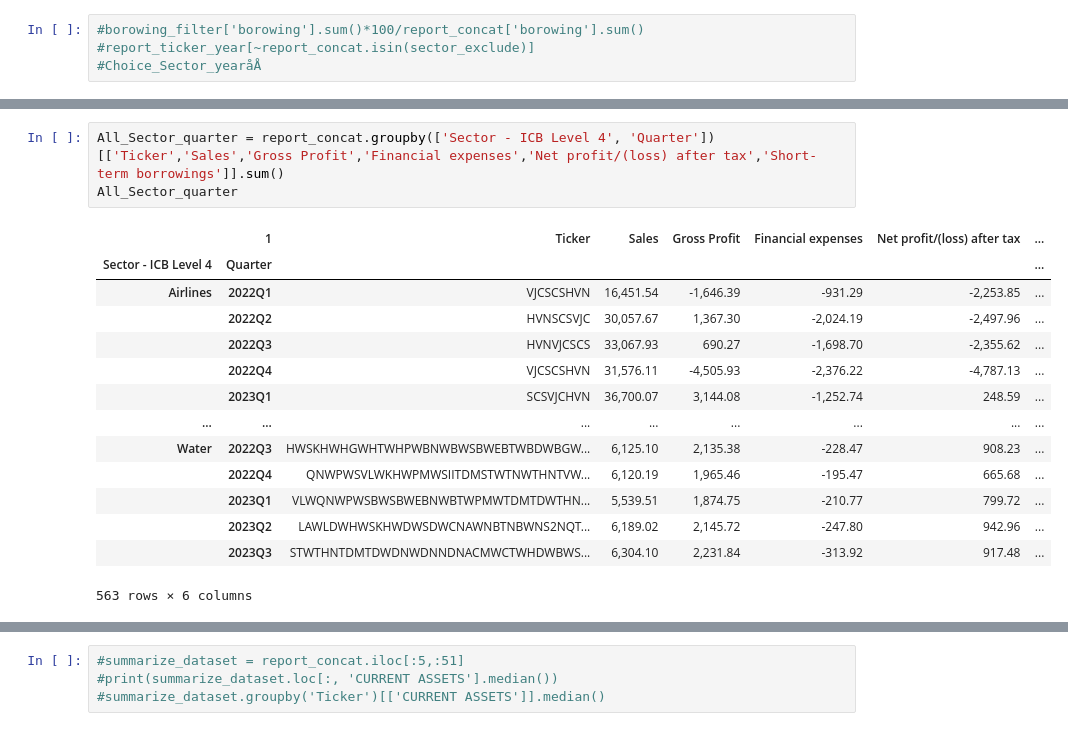
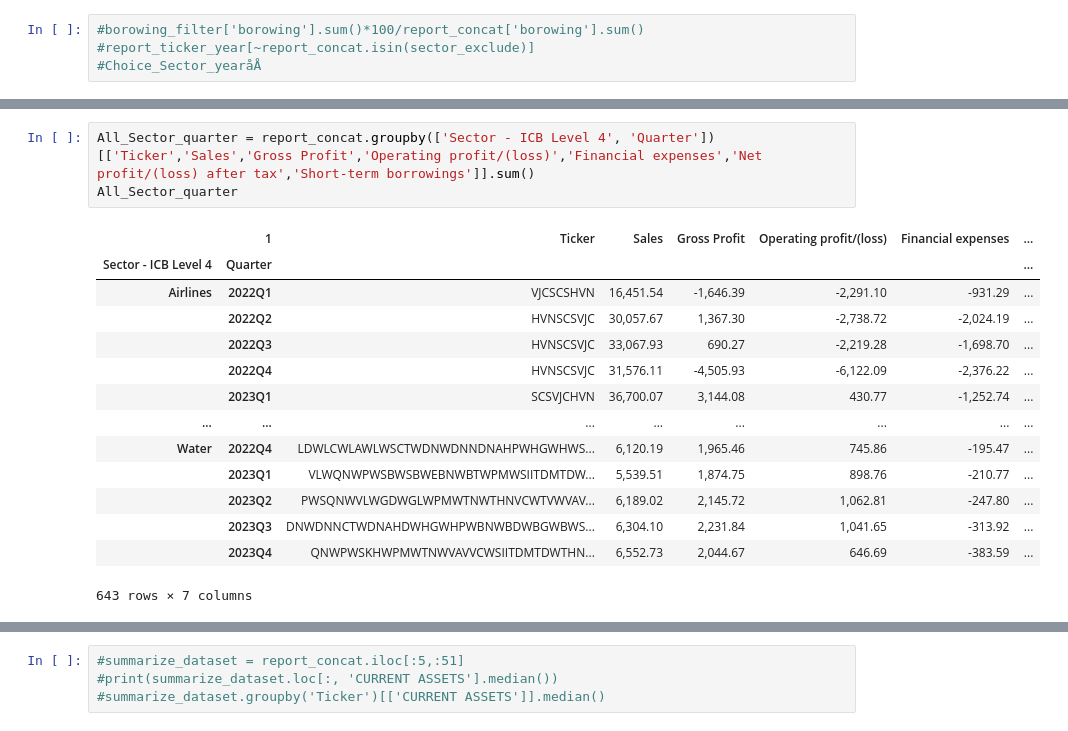
Before and after one commit to mrtotet/Statement_analyst_all_3, a Jupyter notebook: notebooks/process_raw_data.ipynb, the cells around one changed output, grey strips where cells are left out. Saved outputs shown, nothing was run; the diff lists cells and outputs as text.

```diff
--- a/notebooks/process_raw_data.ipynb
+++ b/notebooks/process_raw_data.ipynb
@@ -207,21 +210,21 @@ All_Sector_quarter
 # %%
-All_Sector_quarter = report_concat.groupby(['Sector - ICB Level 4', 'Quarter'])[['Ticker','Sales','Gross Profit','Financial expenses','Net profit/(loss) after tax','Short-term borrowings']].sum()
+All_Sector_quarter = report_concat.groupby(['Sector - ICB Level 4', 'Quarter'])[['Ticker','Sales','Gross Profit','Operating profit/(loss)','Financial expenses','Net profit/(loss) after tax','Short-term borrowings']].sum()
 All_Sector_quarter
 # %% [output]
-|  | 1 | Ticker | Sales | Gross Profit | Financial expenses | Net profit/(loss) after tax | ... |
+|  | 1 | Ticker | Sales | Gross Profit | Operating profit/(loss) | Financial expenses | ... |
 | Sector - ICB Level 4 | Quarter |  |  |  |  |  | ... |
-| Airlines | 2022Q1 | VJCSCSHVN | 16,451.54 | -1,646.39 | -931.29 | -2,253.85 | ... |
-|  | 2022Q2 | HVNSCSVJC | 30,057.67 | 1,367.30 | -2,024.19 | -2,497.96 | ... |
-|  | 2022Q3 | HVNVJCSCS | 33,067.93 | 690.27 | -1,698.70 | -2,355.62 | ... |
-|  | 2022Q4 | VJCSCSHVN | 31,576.11 | -4,505.93 | -2,376.22 | -4,787.13 | ... |
-|  | 2023Q1 | SCSVJCHVN | 36,700.07 | 3,144.08 | -1,252.74 | 248.59 | ... |
+| Airlines | 2022Q1 | VJCSCSHVN | 16,451.54 | -1,646.39 | -2,291.10 | -931.29 | ... |
+|  | 2022Q2 | HVNSCSVJC | 30,057.67 | 1,367.30 | -2,738.72 | -2,024.19 | ... |
+|  | 2022Q3 | HVNSCSVJC | 33,067.93 | 690.27 | -2,219.28 | -1,698.70 | ... |
+|  | 2022Q4 | HVNSCSVJC | 31,576.11 | -4,505.93 | -6,122.09 | -2,376.22 | ... |
+|  | 2023Q1 | SCSVJCHVN | 36,700.07 | 3,144.08 | 430.77 | -1,252.74 | ... |
 | ... | ... | ... | ... | ... | ... | ... | ... |
-| Water | 2022Q3 | HWSKHWHGWHTWHPWBNWBWSBWEBTWBDWBGW... | 6,125.10 | 2,135.38 | -228.47 | 908.23 | ... |
-|  | 2022Q4 | QNWPWSVLWKHWPMWSIITDMSTWTNWTHNTVW... | 6,120.19 | 1,965.46 | -195.47 | 665.68 | ... |
-|  | 2023Q1 | VLWQNWPWSBWSBWEBNWBTWPMWTDMTDWTHN... | 5,539.51 | 1,874.75 | -210.77 | 799.72 | ... |
-|  | 2023Q2 | LAWLDWHWSKHWDWSDWCNAWNBTNBWNS2NQT... | 6,189.02 | 2,145.72 | -247.80 | 942.96 | ... |
-|  | 2023Q3 | STWTHNTDMTDWDNWDNNDNACMWCTWHDWBWS... | 6,304.10 | 2,231.84 | -313.92 | 917.48 | ... |
+| Water | 2022Q4 | LDWLCWLAWLWSCTWDNWDNNDNAHPWHGWHWS... | 6,120.19 | 1,965.46 | 745.86 | -195.47 | ... |
+|  | 2023Q1 | VLWQNWPWSBWSBWEBNWBTWPMWSIITDMTDW... | 5,539.51 | 1,874.75 | 898.76 | -210.77 | ... |
+|  | 2023Q2 | PWSQNWVLWGDWGLWPMWTNWTHNVCWTVWVAV... | 6,189.02 | 2,145.72 | 1,062.81 | -247.80 | ... |
+|  | 2023Q3 | DNWDNNCTWDNAHDWHGWHPWBNWBDWBGWBWS... | 6,304.10 | 2,231.84 | 1,041.65 | -313.92 | ... |
+|  | 2023Q4 | QNWPWSKHWPMWTNWVAVVCWSIITDMTDWTHN... | 6,552.73 | 2,044.67 | 646.69 | -383.59 | ... |
-563 rows × 6 columns
+643 rows × 7 columns
 # %%
 # Oil Equipment & Services
 # Real Estate Holding & Development
```
Also changed, not shown: parts of 11 cells of this notebook, 5 other files.
